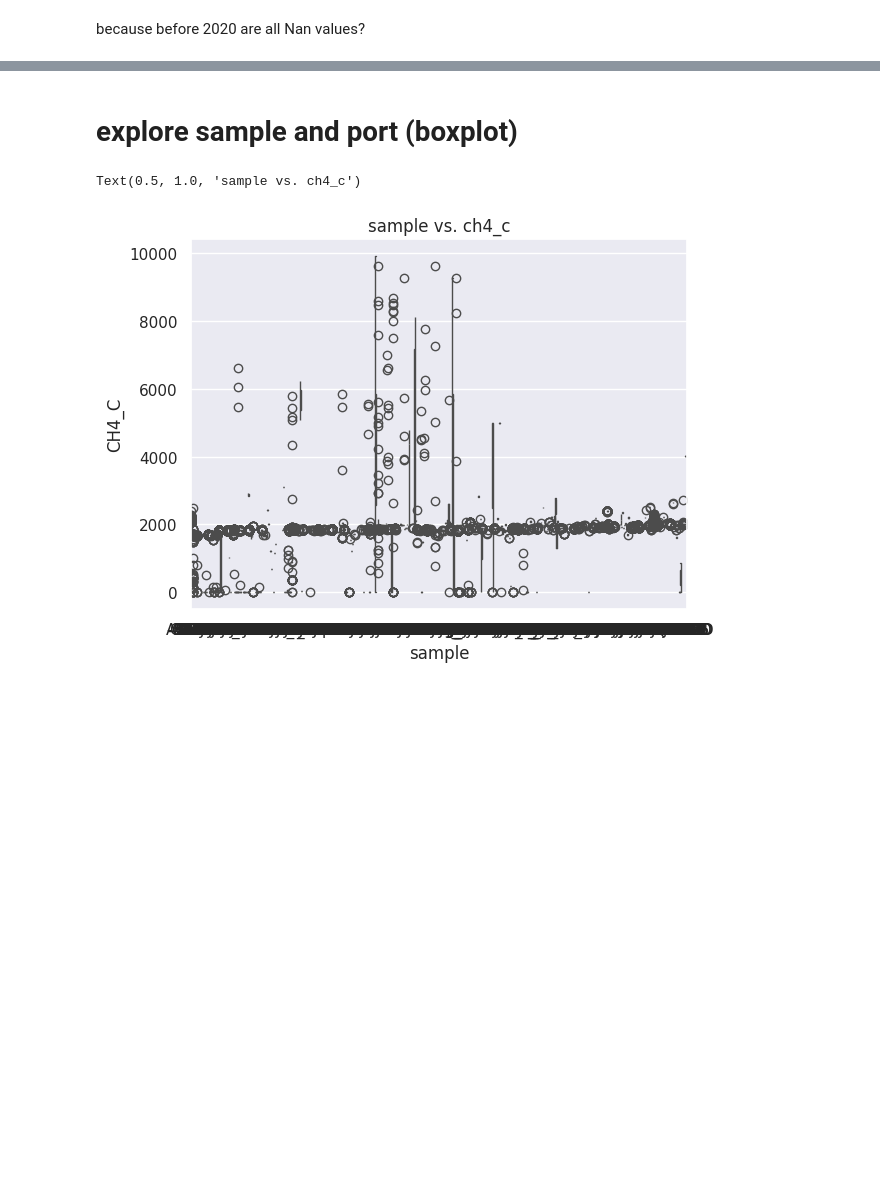
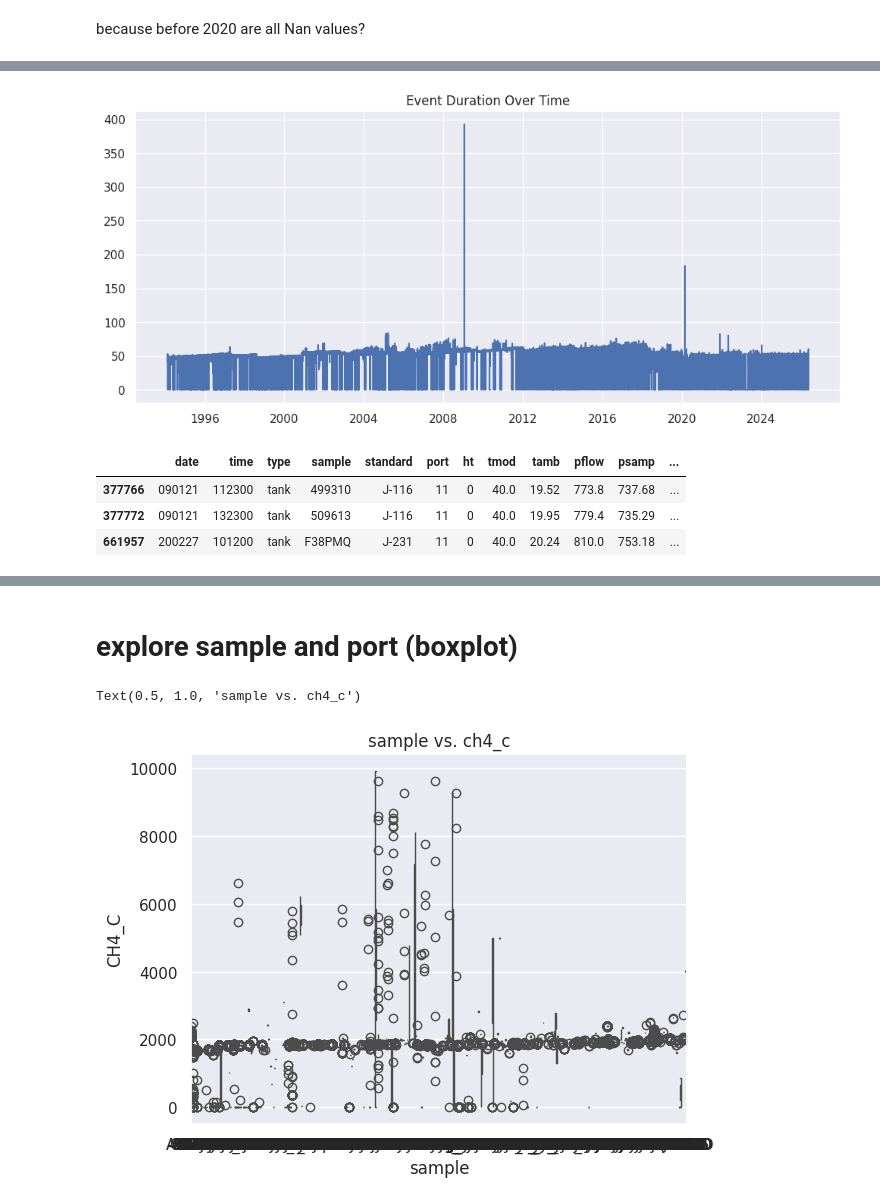
Before and after one commit to mcodcatyu/research_project, a Jupyter notebook: notebooks/data_basic_analysis_v2.ipynb, the cells around one changed output, grey strips where cells are left out. Saved outputs shown, nothing was run; the diff lists cells and outputs as text; code cells hidden in the pictures; blank space fills up the shorter version.

```diff
--- a/notebooks/data_basic_analysis_v2.ipynb
+++ b/notebooks/data_basic_analysis_v2.ipynb
@@ -783,0 +870,17 @@ df_mhd_ch4_timedrop = df_mhd_ch4_time
+# %%
+df_mhd_ch4_v4['duration'] = (df_mhd_ch4_v4['CH4_end_time']- df_mhd_ch4_v4['CH4_start_time'])
+
+plt.figure(figsize=(12,5))
+plt.plot(df_mhd_ch4_v4['datetime'], df_mhd_ch4_v4['duration'])
+plt.title("Event Duration Over Time")
+plt.show()
+# %% [output]
+[figure, added]
+# %%
+# examine duration spike
+df_mhd_ch4_v4[df_mhd_ch4_v4['duration'] > 100].head(20)
+# %% [output]
+|  | date | time | type | sample | standard | port | ht | tmod | tamb | pflow | psamp | ... |
+| 377766 | 090121 | 112300 | tank | 499310 | J-116 | 11 | 0 | 40.0 | 19.52 | 773.8 | 737.68 | ... |
+| 377772 | 090121 | 132300 | tank | 509613 | J-116 | 11 | 0 | 40.0 | 19.95 | 779.4 | 735.29 | ... |
+| 661957 | 200227 | 101200 | tank | F38PMQ | J-231 | 11 | 0 | 40.0 | 20.24 | 810.0 | 753.18 | ... |
```
Also changed, not shown: parts of 54 cells of this notebook.
